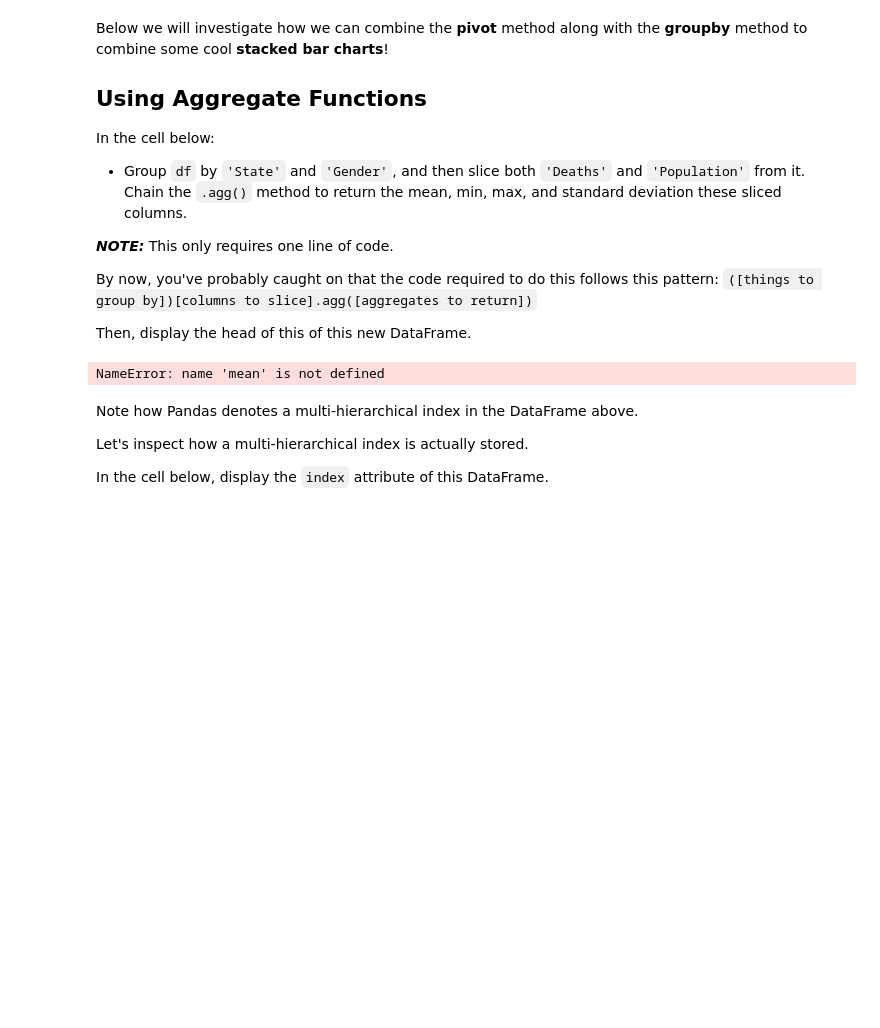
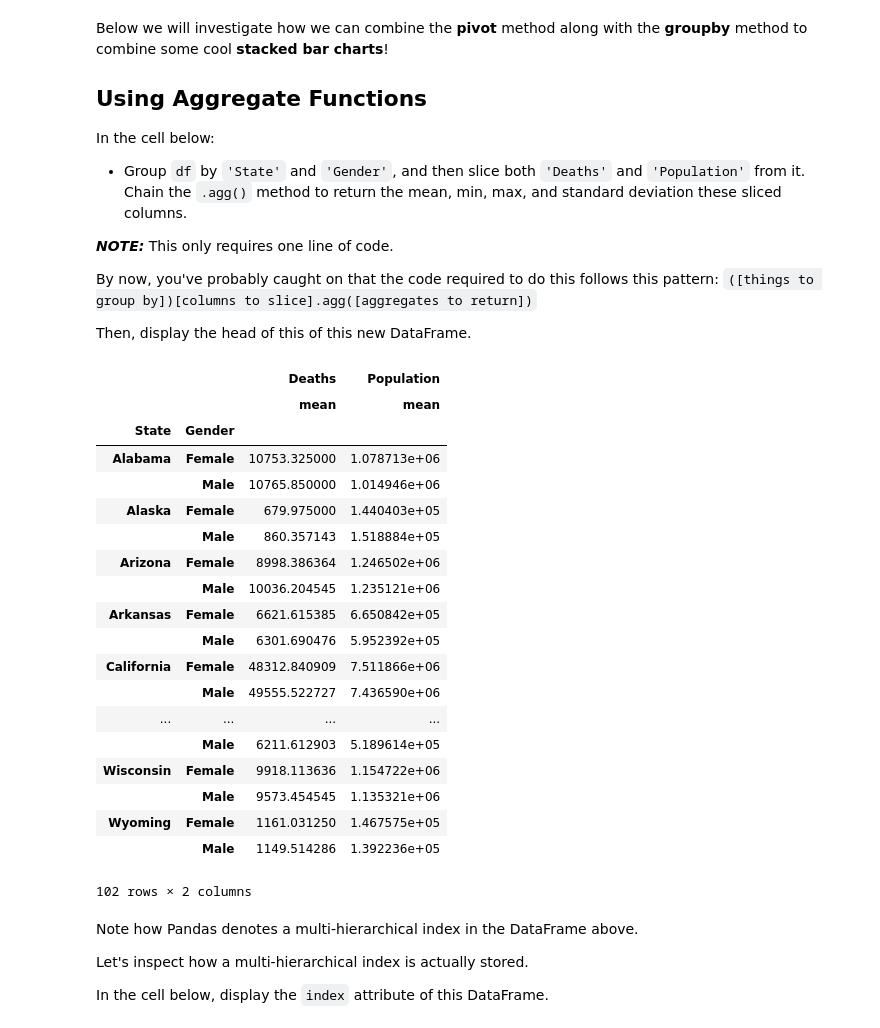
Before and after one commit to probboy/dsc-pivot-tables-pandas-lab-nyc-ds-071519, a Jupyter notebook: index.ipynb, the cells around one changed output. Saved outputs shown, nothing was run; the diff lists cells and outputs as text; code cells hidden in the pictures; blank space fills up the shorter version.

```diff
--- a/index.ipynb
+++ b/index.ipynb
@@ -228,9 +228,29 @@ Then, display the head of this of this new DataFrame.
 # %%
 # A sample groupby similar to above.
 # grouped = None
-df.groupby(['State','Gender'])['Deaths','Population'].agg(['mean)
+df.groupby(['State','Gender'])['Deaths','Population'].agg(['mean','
+            '])
 # %% [output]
+|  |  | Deaths | Population |
+|  |  | mean | mean |
+| State | Gender |  |  |
+| Alabama | Female | 10753.325000 | 1.078713e+06 |
+|  | Male | 10765.850000 | 1.014946e+06 |
+| Alaska | Female | 679.975000 | 1.440403e+05 |
+|  | Male | 860.357143 | 1.518884e+05 |
+| Arizona | Female | 8998.386364 | 1.246502e+06 |
+|  | Male | 10036.204545 | 1.235121e+06 |
+| Arkansas | Female | 6621.615385 | 6.650842e+05 |
+|  | Male | 6301.690476 | 5.952392e+05 |
+| California | Female | 48312.840909 | 7.511866e+06 |
+|  | Male | 49555.522727 | 7.436590e+06 |
+| ... | ... | ... | ... |
+|  | Male | 6211.612903 | 5.189614e+05 |
+| Wisconsin | Female | 9918.113636 | 1.154722e+06 |
+|  | Male | 9573.454545 | 1.135321e+06 |
+| Wyoming | Female | 1161.031250 | 1.467575e+05 |
+|  | Male | 1149.514286 | 1.392236e+05 |
-NameError: name 'mean' is not defined
+102 rows × 2 columns
 # %% [markdown]
 Note how Pandas denotes a multi-hierarchical index in the DataFrame above.
 
```
